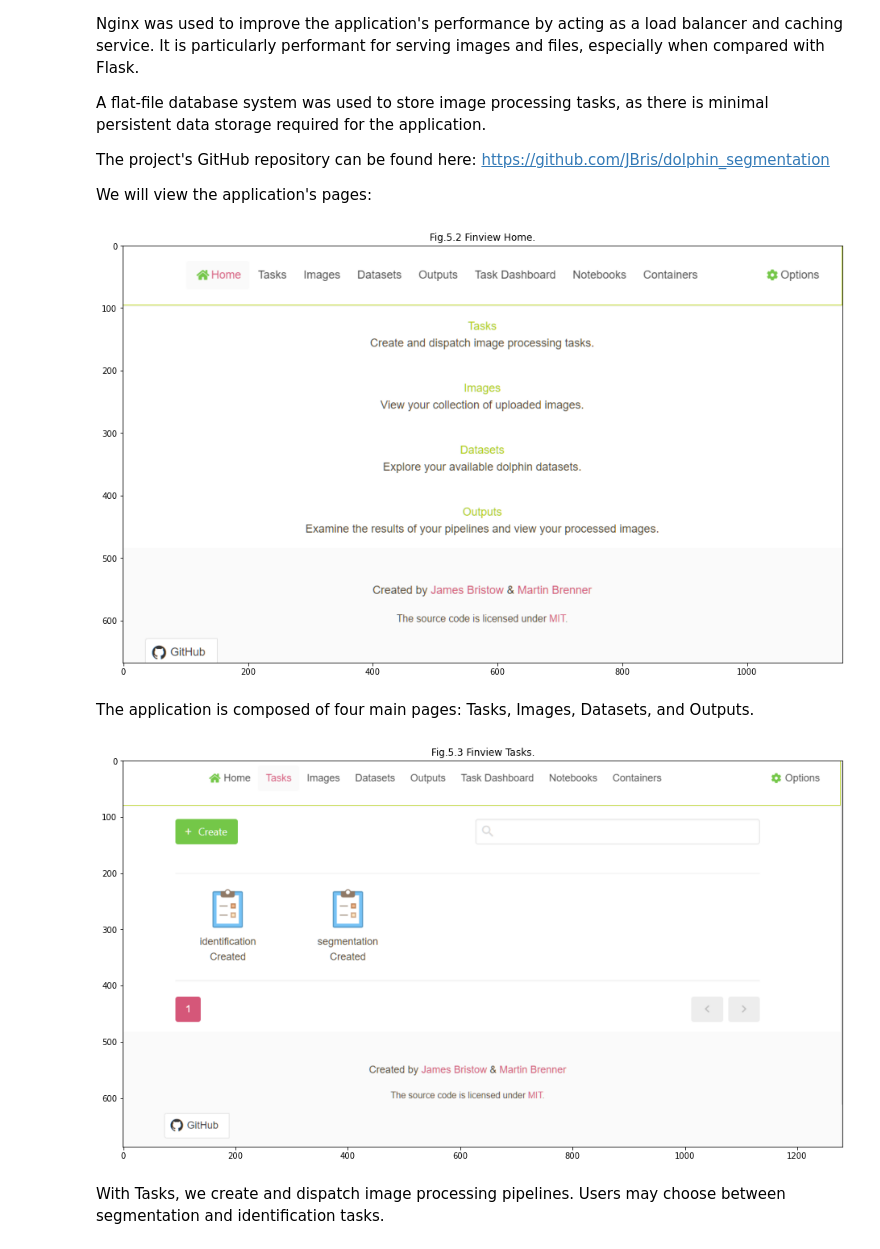
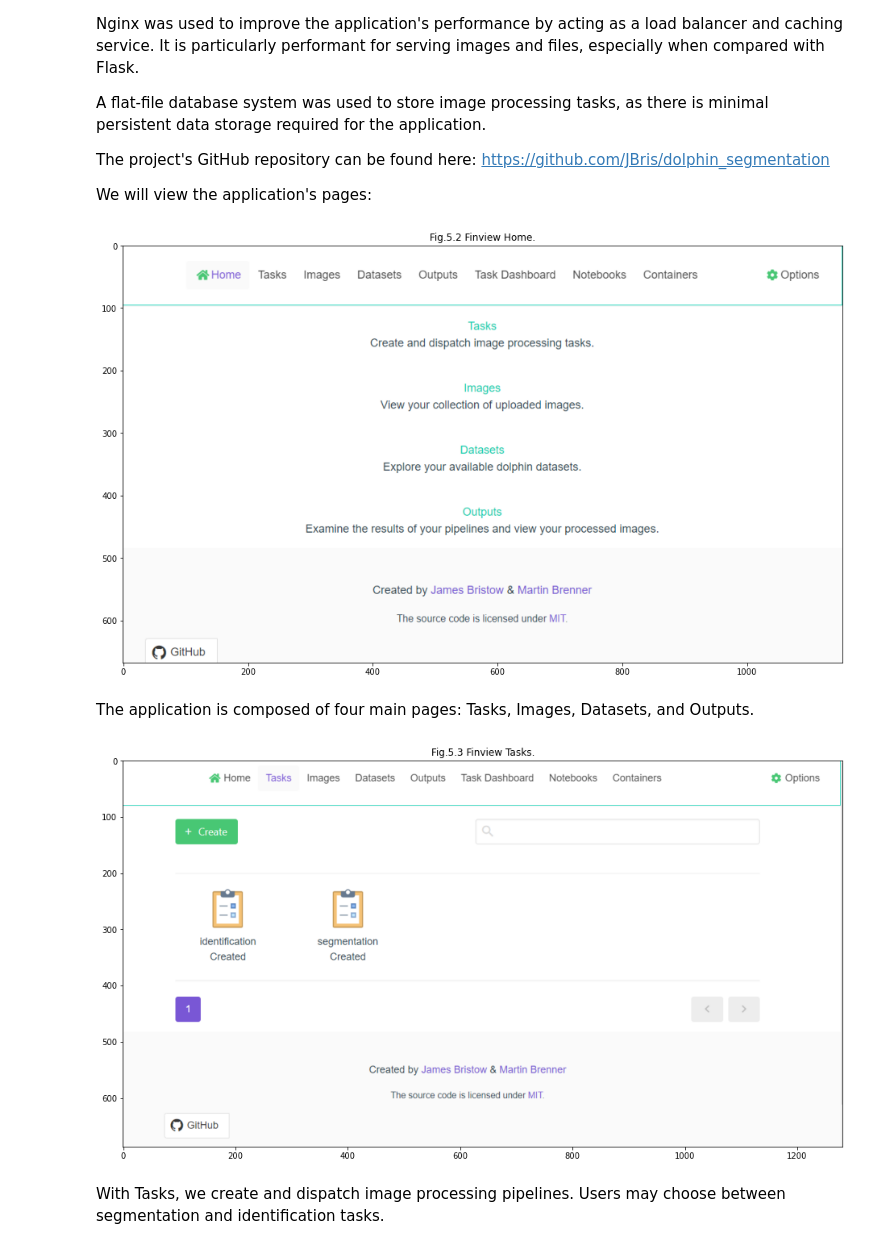
Before and after one commit to JBris/dolphin_segmentation, a Jupyter notebook: notebooks/0_ASS4_Intro_and_Pre-Processing.ipynb, the cells around one changed output. Saved outputs shown, nothing was run; the diff lists cells and outputs as text; code cells hidden in the pictures.

```diff
--- a/notebooks/0_ASS4_Intro_and_Pre-Processing.ipynb
+++ b/notebooks/0_ASS4_Intro_and_Pre-Processing.ipynb
@@ -494,16 +570,16 @@ The project's GitHub repository can be found here: https://github.com/JBris/dolp
 We will view the application's pages:
 # %%
 plt.figure(figsize=(16,10))
-plt.imshow(cv2.imread('images/finview_home.png', cv2.COLOR_BGR2RGB)); plt.title("Fig.5.2 Finview Home.");
+plt.imshow(plt.imread('images/finview_home.png', cv2.COLOR_BGR2RGB)); plt.title("Fig.5.2 Finview Home.");
 # %% [output]
-[figure, old version]
+[figure, new version]
 # %% [markdown]
 The application is composed of four main pages: Tasks, Images, Datasets, and Outputs.
 # %%
 plt.figure(figsize=(16,10))
-plt.imshow(cv2.imread('images/finview_tasks.png', cv2.COLOR_BGR2RGB)); plt.title("Fig.5.3 Finview Tasks.");
+plt.imshow(plt.imread('images/finview_tasks.png', cv2.COLOR_BGR2RGB)); plt.title("Fig.5.3 Finview Tasks.");
 # %% [output]
-[figure, old version]
+[figure, new version]
 # %% [markdown]
 With Tasks, we create and dispatch image processing pipelines. Users may choose between segmentation and identification tasks.
 # %%
```
Also changed, not shown: parts of 33 cells of this notebook, 17 other files.
